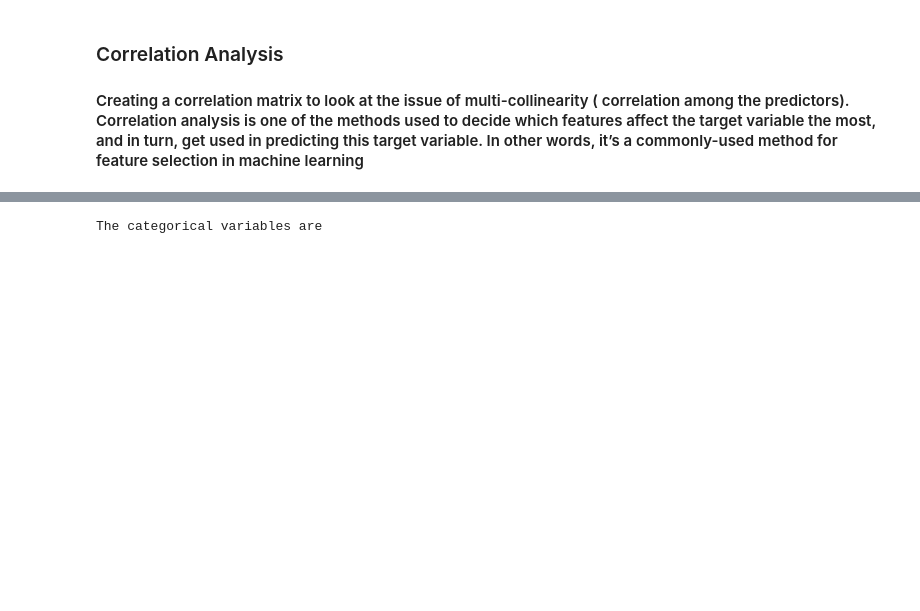
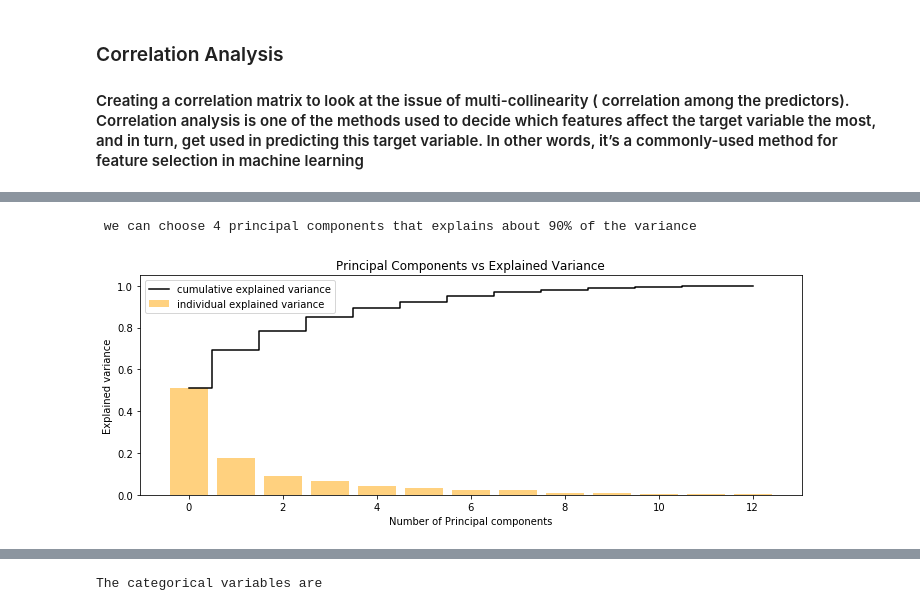
Before and after one commit to HarishPatlolla/Car-price-prediction-using--Ridge-Regression---Lasso-Regression--OLS, a Jupyter notebook: Multiple_Linear_Regression_github.ipynb, the cells around one changed output, grey strips where cells are left out. Drawn from its saved outputs; the diff is of its cells as text; code cells hidden in the pictures; blank space fills up the shorter version.

```diff
--- a/Multiple_Linear_Regression_github.ipynb
+++ b/Multiple_Linear_Regression_github.ipynb
@@ -209,0 +188,31 @@ ax.set_ylim(bottom + 1, top -1)
+# %%
+x=numeric_cols_data.loc[:,numeric_cols_data.columns !='price']
+y=numeric_cols_data.loc[:,numeric_cols_data.columns =='price']
+# %%
+from sklearn.preprocessing import StandardScaler
+from sklearn.decomposition import PCA
+
+x_standard = StandardScaler().fit_transform(x)
+pca=PCA()
+pca.fit_transform(x_standard)
+
+# Plotting and choosing number of PCs based on the explained variance
+plt.figure(figsize=(10,4))
+
+#Barchart showing pc's vs explained variance
+plt.bar(range(pca.components_.shape[1]), pca.explained_variance_ratio_, alpha=0.5,align='center',
+            label='individual explained variance',color="orange")
+
+#Step chart showing pc's vs cumulative explained variance
+plt.step(range(pca.components_.shape[1]), np.cumsum(pca.explained_variance_ratio_), where='mid',
+             label='cumulative explained variance',color="black")
+plt.ylabel('Explained variance')
+plt.xlabel('Number of Principal components')
+plt.title('Principal Components vs Explained Variance')
+plt.legend(loc='best')
+plt.tight_layout()
+
+print( color.BOLD+ " we can choose 4 principal components that explains about 90% of the variance")
+# %% [output]
+ we can choose 4 principal components that explains about 90% of the variance
+[figure, added]
```
Also changed, not shown: parts of 46 cells of this notebook.
